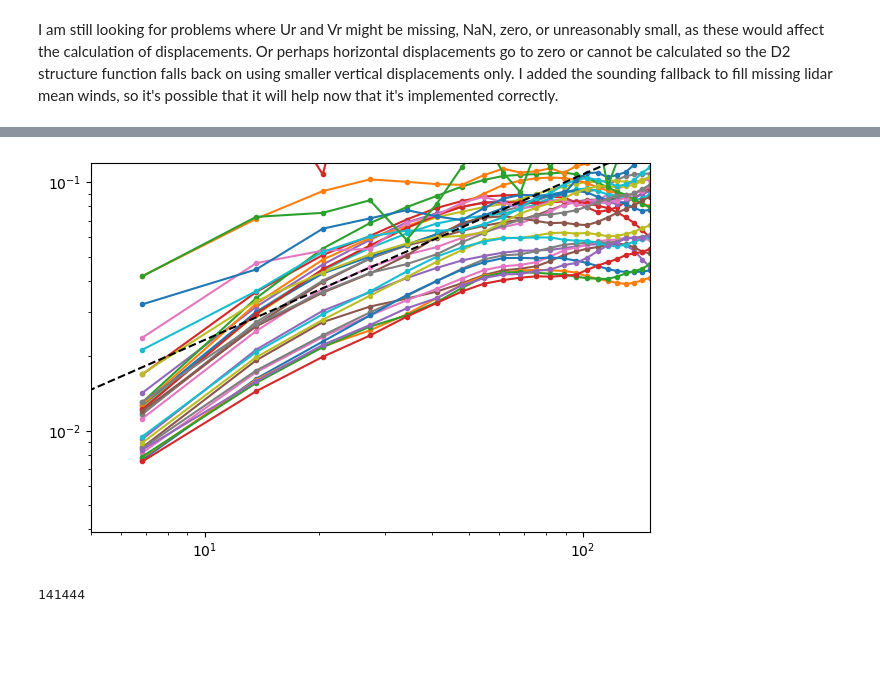
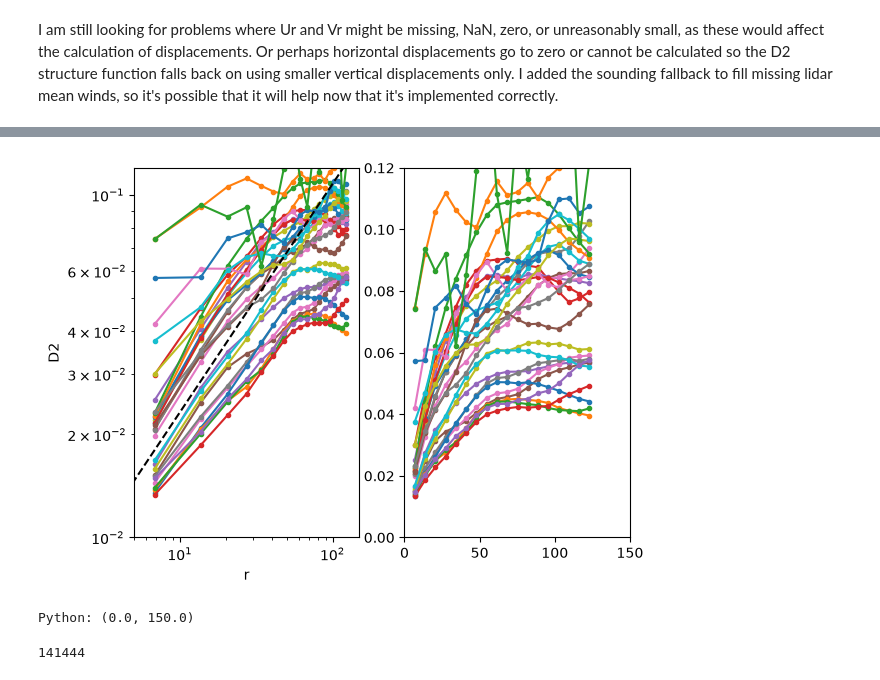
Before and after one commit to deszoeke/lidar, a Jupyter notebook: ASTRAL2024/lidar_turbulence_production.ipynb, the cells around one changed output, grey strips where cells are left out. Saved outputs shown, nothing was run; the diff lists cells and outputs as text; code cells hidden in the pictures; blank space fills up the shorter version.

```diff
--- a/ASTRAL2024/lidar_turbulence_production.ipynb
+++ b/ASTRAL2024/lidar_turbulence_production.ipynb
@@ -2377,14 +2412,21 @@ ic=429 ifile_loaded=73 bigind_file=228225-231427
 # %%
+# plot structure functions
 clf()
+subplot(1,2,1)
 loglog(rhobin[:,1:50].^1.5, D2bin[:,1:50],".-")
 plot([1e0, 1e2].^1.5, [0.5e-2, 0.5e0], "k--")
-ylim([0, 0.12]); xlim([5, 150])
-ylabel(D2); xlabel(r)
-gcf()
+ylim([0.01, 0.12]); xlim([5, 150])
+ylabel("D2"); xlabel("r")
+
+subplot(1,2,2)
+plot(rhobin[:,1:50].^1.5, D2bin[:,1:50],".-")
+ylim([0, 0.12]); xlim([0, 150])
+# gcf()
 
 # need to add a transfer function for scales smaller than the range gate of 24 m
 # %% [output]
-[figure, old version]
+[figure, new version]
+Python: (0.0, 150.0)
 # %%
 # plot scaled and compensated D2 structure function
 C2 = 2.0
```
Also changed, not shown: parts of 10 cells of this notebook.
